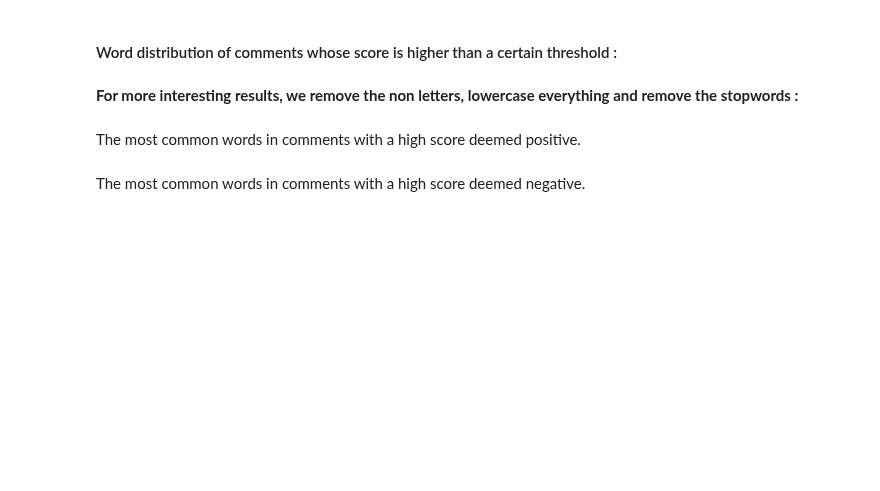
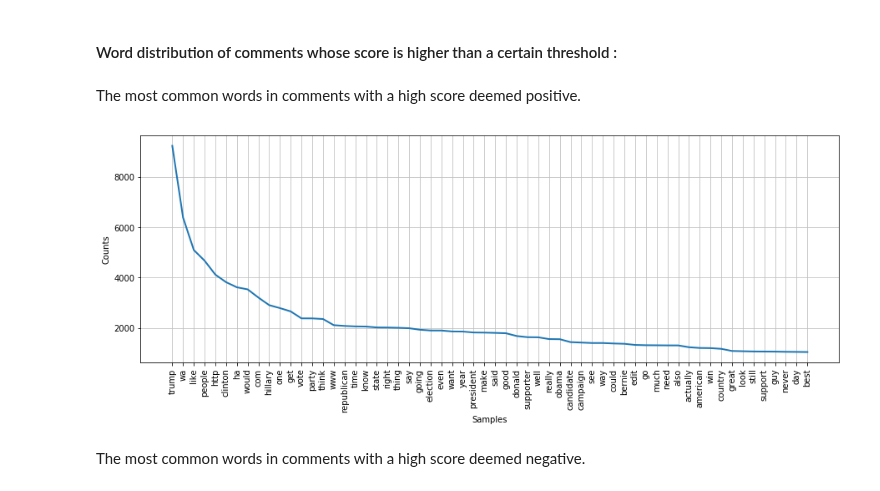
Before and after one commit to arthishow/Project, a Jupyter notebook: Final project.ipynb, the cells around one changed output. Saved outputs shown, nothing was run; the diff lists cells and outputs as text; code cells hidden in the pictures; blank space fills up the shorter version.

```diff
--- a/Final project.ipynb
+++ b/Final project.ipynb
@@ -368,8 +392,3 @@ high_score_comments.head(3)
-# %% [markdown]
-**For more interesting results, we remove the non letters, lowercase everything and remove the stopwords :**
-# %%
-high_score_comments['wordcount'] = high_score_comments['body'].apply(nlp_wordcount)
-high_score_comments.head(2)
 # %%
 word_positive_high_score = get_word_count(high_score_comments, 'Positive')
 word_negative_high_score = get_word_count(high_score_comments, 'Negative')
@@ -377,7 +396,10 @@ word_count_high_score = get_word_count(high_score_comments, 'None')
 # %% [markdown]
 The most common words in comments with a high score deemed positive.
 # %%
-nltk.FreqDist(dict(word_positive_high_score.most_common(10))).plot()
+plt.figure(figsize=(15,5))
+nltk.FreqDist(dict(word_positive_high_score.most_common(60))).plot()
+# %% [output]
+[figure, added]
 # %% [markdown]
 The most common words in comments with a high score deemed negative.
 # %%
```
Also changed, not shown: parts of 18 cells of this notebook, 1 other file.
